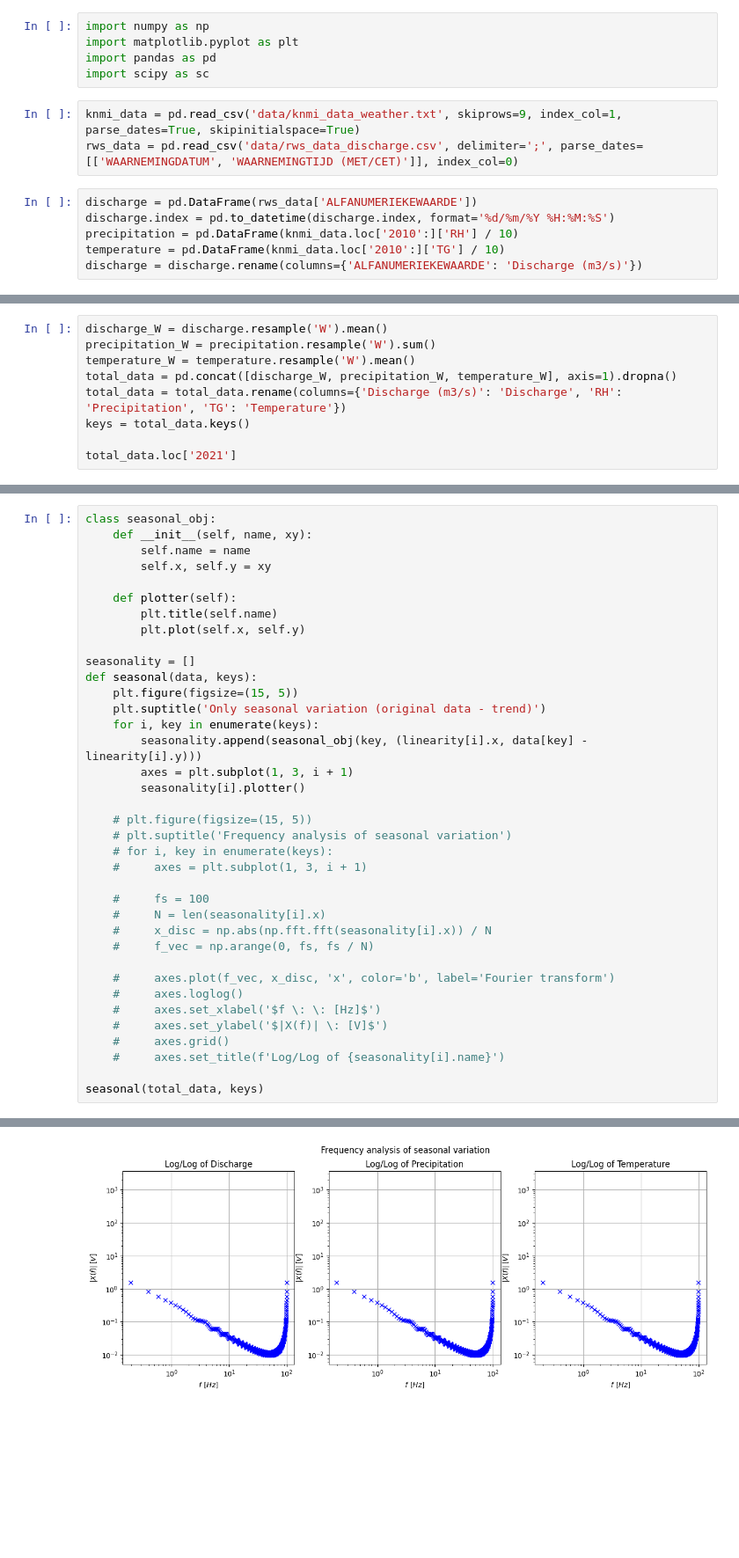
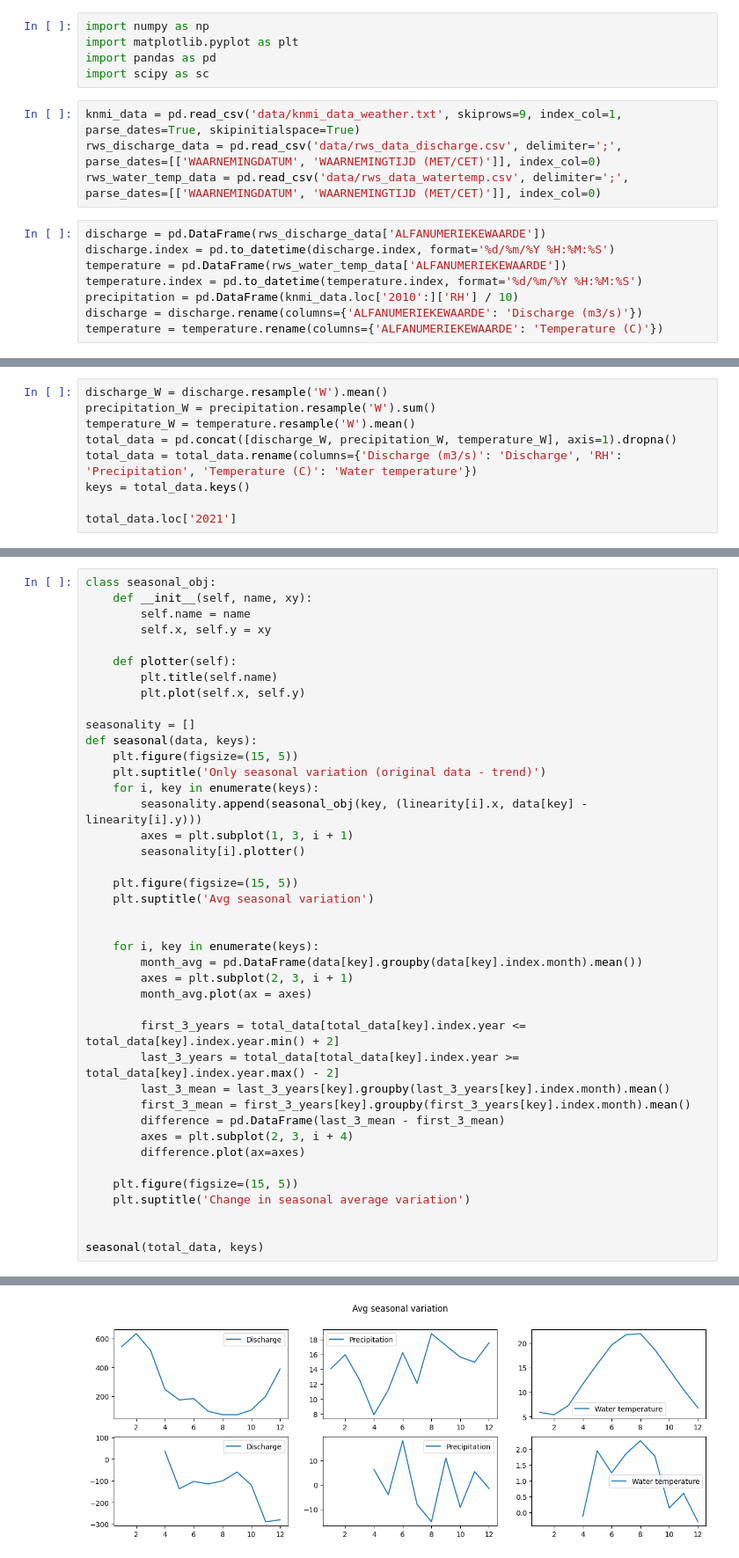
Before and after one commit to jipsteiger/Unit3, a Jupyter notebook: data_knmi_rws.ipynb, the cells around one changed output, grey strips where cells are left out. Shown at 88% size. Saved outputs shown, nothing was run; the diff lists cells and outputs as text; blank space fills up the shorter version.

Commit message:
season

```diff
--- a/data_knmi_rws.ipynb
+++ b/data_knmi_rws.ipynb
@@ -5,10 +5,13 @@ import pandas as pd
 import scipy as sc
 # %%
 knmi_data = pd.read_csv('data/knmi_data_weather.txt', skiprows=9, index_col=1, parse_dates=True, skipinitialspace=True)
-rws_data = pd.read_csv('data/rws_data_discharge.csv', delimiter=';', parse_dates=[['WAARNEMINGDATUM', 'WAARNEMINGTIJD (MET/CET)']], index_col=0)
+rws_discharge_data = pd.read_csv('data/rws_data_discharge.csv', delimiter=';', parse_dates=[['WAARNEMINGDATUM', 'WAARNEMINGTIJD (MET/CET)']], index_col=0)
+rws_water_temp_data = pd.read_csv('data/rws_data_watertemp.csv', delimiter=';', parse_dates=[['WAARNEMINGDATUM', 'WAARNEMINGTIJD (MET/CET)']], index_col=0)
 # %%
-discharge = pd.DataFrame(rws_data['ALFANUMERIEKEWAARDE'])
+discharge = pd.DataFrame(rws_discharge_data['ALFANUMERIEKEWAARDE'])
 discharge.index = pd.to_datetime(discharge.index, format='%d/%m/%Y %H:%M:%S')
+temperature = pd.DataFrame(rws_water_temp_data['ALFANUMERIEKEWAARDE'])
+temperature.index = pd.to_datetime(temperature.index, format='%d/%m/%Y %H:%M:%S')
 precipitation = pd.DataFrame(knmi_data.loc['2010':]['RH'] / 10)
-temperature = pd.DataFrame(knmi_data.loc['2010':]['TG'] / 10)
 discharge = discharge.rename(columns={'ALFANUMERIEKEWAARDE': 'Discharge (m3/s)'})
+temperature = temperature.rename(columns={'ALFANUMERIEKEWAARDE': 'Temperature (C)'})
@@ -17,7 +25,7 @@ discharge_W = discharge.resample('W').mean()
 precipitation_W = precipitation.resample('W').sum()
 temperature_W = temperature.resample('W').mean()
 total_data = pd.concat([discharge_W, precipitation_W, temperature_W], axis=1).dropna()
-total_data = total_data.rename(columns={'Discharge (m3/s)': 'Discharge', 'RH': 'Precipitation', 'TG': 'Temperature'})
+total_data = total_data.rename(columns={'Discharge (m3/s)': 'Discharge', 'RH': 'Precipitation', 'Temperature (C)': 'Water temperature'})
 keys = total_data.keys()
 
 total_data.loc['2021']
@@ -98,22 +106,26 @@ def seasonal(data, keys):
         axes = plt.subplot(1, 3, i + 1)
         seasonality[i].plotter()
 
-    # plt.figure(figsize=(15, 5))
-    # plt.suptitle('Frequency analysis of seasonal variation')
-    # for i, key in enumerate(keys):
-    #     axes = plt.subplot(1, 3, i + 1)
+    plt.figure(figsize=(15, 5))
+    plt.suptitle('Avg seasonal variation')
 
-    #     fs = 100
-    #     N = len(seasonality[i].x)
-    #     x_disc = np.abs(np.fft.fft(seasonality[i].x)) / N
-    #     f_vec = np.arange(0, fs, fs / N)
 
-    #     axes.plot(f_vec, x_disc, 'x', color='b', label='Fourier transform')
-    #     axes.loglog()
-    #     axes.set_xlabel('$f \: \: [Hz]$')
-    #     axes.set_ylabel('$|X(f)| \: [V]$')
-    #     axes.grid()
-    #     axes.set_title(f'Log/Log of {seasonality[i].name}')
+    for i, key in enumerate(keys):
+        month_avg = pd.DataFrame(data[key].groupby(data[key].index.month).mean())
+        axes = plt.subplot(2, 3, i + 1)
+        month_avg.plot(ax = axes)
+
+        first_3_years = total_data[total_data[key].index.year <= total_data[key].index.year.min() + 2]
+        last_3_years = total_data[total_data[key].index.year >= total_data[key].index.year.max() - 2]
+        last_3_mean = last_3_years[key].groupby(last_3_years[key].index.month).mean()
+        first_3_mean = first_3_years[key].groupby(first_3_years[key].index.month).mean()
+        difference = pd.DataFrame(last_3_mean - first_3_mean)
+        axes = plt.subplot(2, 3, i + 4)
+        difference.plot(ax=axes)
+
+    plt.figure(figsize=(15, 5))
+    plt.suptitle('Change in seasonal average variation')
+
 
 seasonal(total_data, keys)
 # %% [output]
@@ -121 +133 @@ seasonal(total_data, keys)
-[figure, old version]
+[figure, new version]
```
Also changed, not shown: parts of 5 cells of this notebook.
